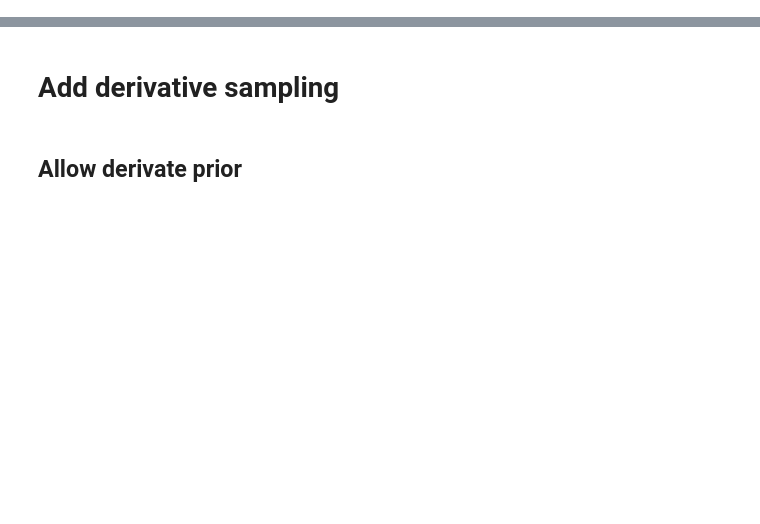
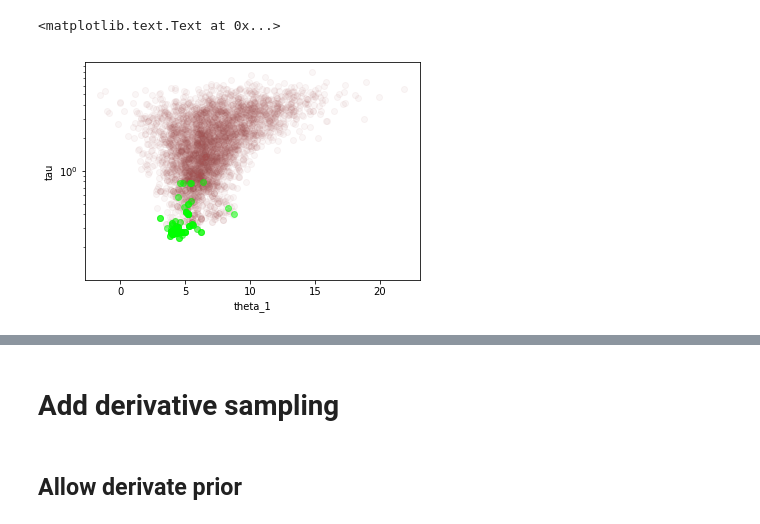
Before and after one commit to ptonner/gp-workshop, a Jupyter notebook: stan.ipynb, the cells around one changed output, grey strips where cells are left out. Cells and saved outputs as stored; diff of their text form; code cells hidden in the pictures; blank space fills up the shorter version.

```diff
--- a/stan.ipynb
+++ b/stan.ipynb
@@ -6,0 +139,21 @@ import pystan, GPy, scipy
+# %%
+nondiv_params, div_params = stan_utility.partition_div(samples)
+
+light="#DCBCBC"
+light_highlight="#C79999"
+mid="#B97C7C"
+mid_highlight="#A25050"
+dark="#8F2727"
+dark_highlight="#7C0000"
+green="#00FF00"
+
+plt.scatter([x[0] for x in nondiv_params['theta']], nondiv_params['tau'], \
+             color = mid_highlight, alpha=0.05)
+plt.scatter([x[0] for x in div_params['theta']], div_params['tau'], \
+             color = green, alpha=0.5)
+
+plt.semilogy()
+
+plt.xlabel('theta_1')
+plt.ylabel('tau')
+# %% [output]
@@ -6,0 +161,2 @@ import pystan, GPy, scipy
+<matplotlib.text.Text at 0x...>
+[figure, added]
```
Also changed, not shown: parts of 27 cells of this notebook, 1 other file.
